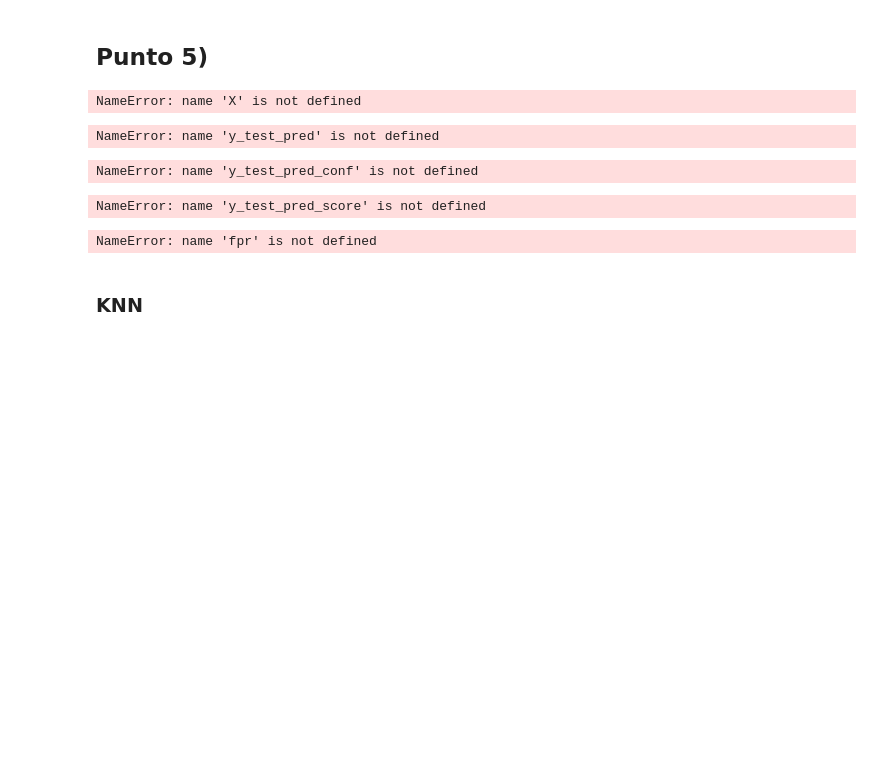
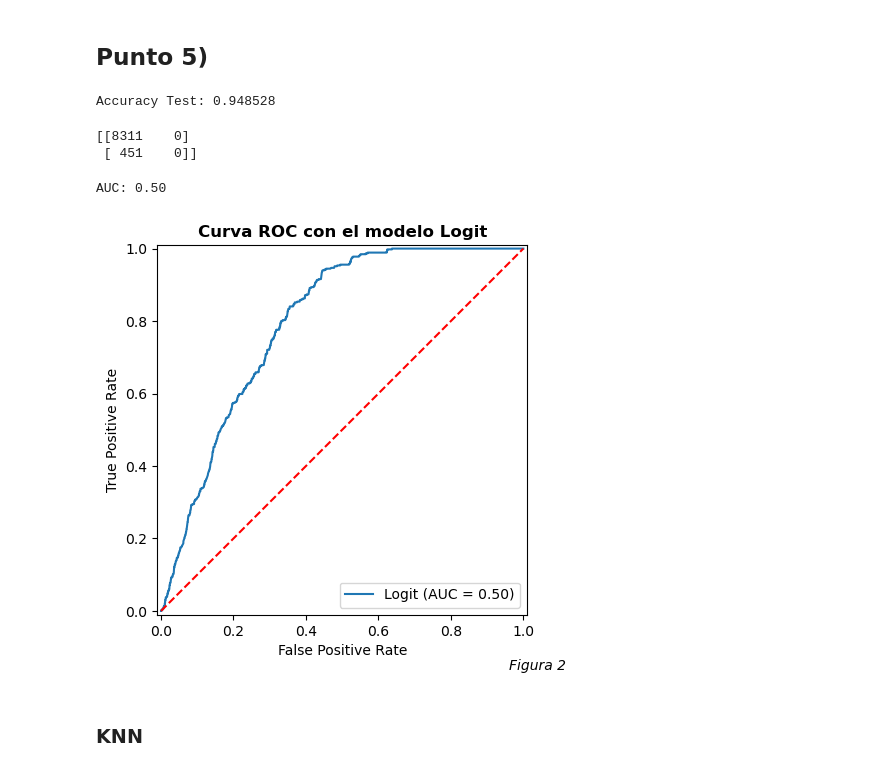
Before and after one commit to PabloPopov/BigDataUBA-Grupo5, a Jupyter notebook: TPs/TP 4/Big_Data_TP4_Grupo5.ipynb, the cells around one changed output. Drawn from its saved outputs; the diff is of its cells as text; code cells hidden in the pictures; blank space fills up the shorter version.

```diff
--- a/TPs/TP 4/Big_Data_TP4_Grupo5.ipynb
+++ b/TPs/TP 4/Big_Data_TP4_Grupo5.ipynb
@@ -558,26 +558,25 @@ X_train=Training[['CH06','EDUC','CH04', 'SALARIO_SEMANAL']]
 # Estimo:
 
 # Ajustamos el clasificador con el metodo fit()
-log_reg = LogisticRegression(penalty=None).fit(X, y_train)
+log_reg = LogisticRegression(penalty=None).fit(X_train, y_train)
 
 X_test=Test[['CH06','EDUC','CH04', 'SALARIO_SEMANAL']]
 # con la muestra de testeo
 y_test_pred_score = log_reg.predict_proba(X_test)[:,1]
 y_test_pred_conf = (y_test_pred_score > 0.5).astype(int)
 y_test_pred=log_reg.predict(X_test)
-# %% [output]
-NameError: name 'X' is not defined
 # %%
 # Calculamos el accuracy de testeo: (tp + tn) / (p + n)
 accuracy = accuracy_score(y_test, y_test_pred)
 print('Accuracy Test: %f' % accuracy)
 # %% [output]
-NameError: name 'y_test_pred' is not defined
+Accuracy Test: 0.948528
 # %%
 # Imprimo la matriz de confusión
 print(confusion_matrix(y_test, y_test_pred_conf))
 # %% [output]
-NameError: name 'y_test_pred_conf' is not defined
+[[8311    0]
+ [ 451    0]]
 # %%
 # Conformo los valores que utilizo para el grafico
 fpr, tpr, thresholds = roc_curve(y_test, y_test_pred_score)
@@ -585,18 +584,18 @@ fpr, tpr, thresholds = roc_curve(y_test, y_test_pred_score)
 auc = roc_auc_score(y_test, y_test_pred)
 print('AUC: %.2f' % auc)
 # %% [output]
-NameError: name 'y_test_pred_score' is not defined
+AUC: 0.50
 # %%
 # Gráfico
 display = RocCurveDisplay(fpr=fpr, tpr=tpr, roc_auc=auc, estimator_name='Logit')
 display.plot()
 plt.plot([0, 1], [0, 1], color='red', linestyle='--')
-plt.title("Curva ROC con el modelo Logit")
-
+plt.title("Curva ROC con el modelo Logit", fontweight='bold')
+plt.text(0.95, -0.15, 'Figura 2', fontsize=10, style='italic', transform=plt.gca().transAxes)
 plt.savefig("Figuras punto 5.1.logit.png", bbox_inches='tight', dpi=300)   #GUARDO EL PNG
 plt.show()
 # %% [output]
-NameError: name 'fpr' is not defined
+[figure, added]
 # %% [markdown]
 ### KNN
 # %%
```
Also changed, not shown: parts of 7 cells of this notebook.
